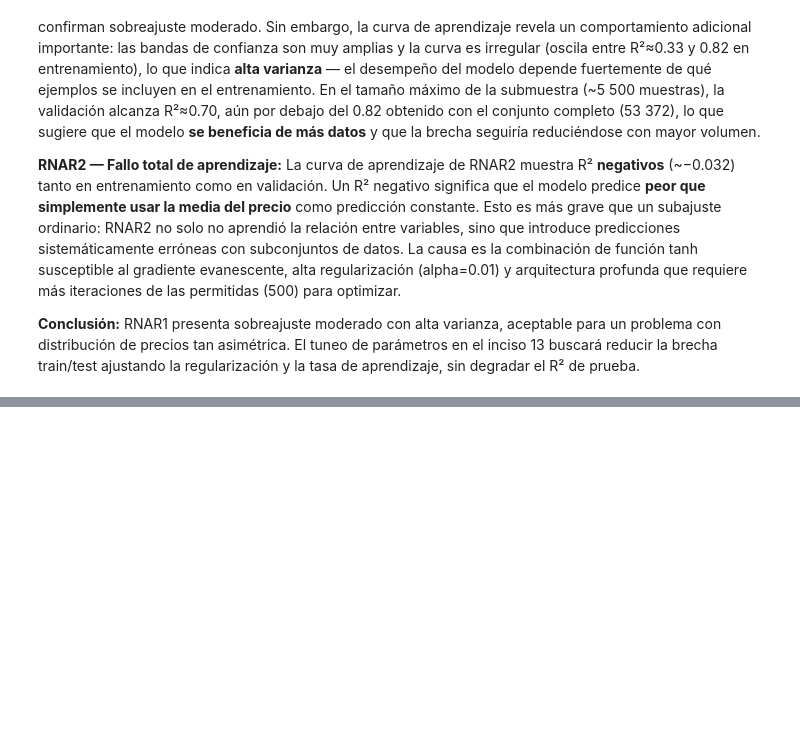
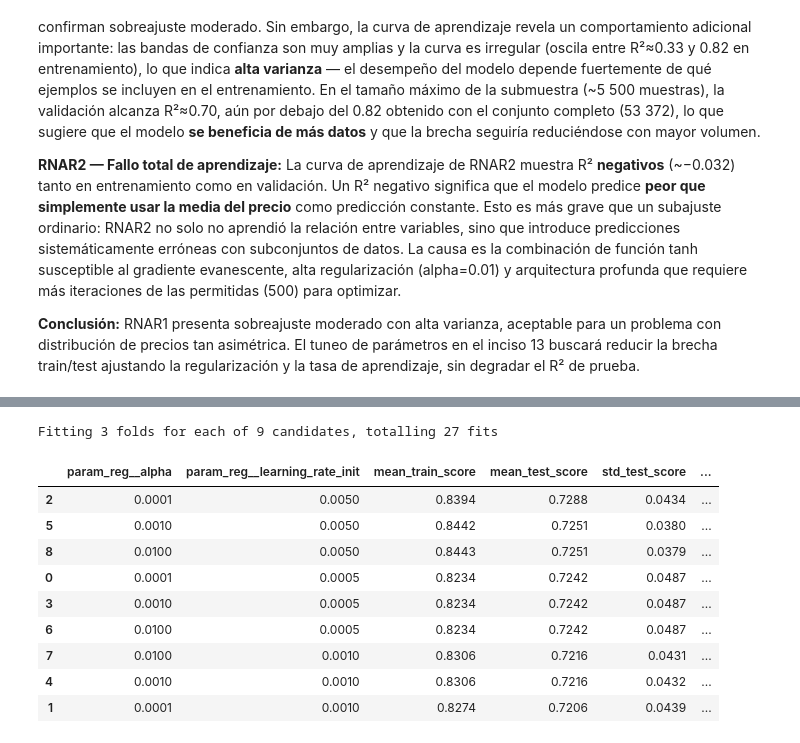
Before and after one commit to nicoCT04/Lab9MD, a Jupyter notebook: lab9.ipynb, the cells around one changed output, grey strips where cells are left out. Saved outputs shown, nothing was run; the diff lists cells and outputs as text; code cells hidden in the pictures; blank space fills up the shorter version.

```diff
--- a/lab9.ipynb
+++ b/lab9.ipynb
@@ -1580,0 +1585,47 @@ La curva de aprendizaje de RNAR2 muestra R² **negativos** (~−0.032) tanto en
+# %%
+from sklearn.model_selection import GridSearchCV
+
+rng_gs2 = np.random.default_rng(42)
+idx_gs2 = rng_gs2.choice(len(X_train_c), size=10_000, replace=False)
+X_gs2   = X_train_c.iloc[idx_gs2]
+y_gs2   = y_train_reg.iloc[idx_gs2]
+
+pipe_gs = Pipeline([
+    ("pre", preprocessor),
+    ("reg", MLPRegressor(
+        hidden_layer_sizes=(64, 32),
+        activation="relu",
+        solver="adam",
+        max_iter=500,
+        early_stopping=True,
+        validation_fraction=0.1,
+        n_iter_no_change=15,
+        random_state=SEED,
+    )),
+])
+
+param_grid = {
+    "reg__alpha"             : [0.0001, 0.001, 0.01],
+    "reg__learning_rate_init": [0.0005, 0.001, 0.005],
+}
+
+gs = GridSearchCV(pipe_gs, param_grid, cv=3, scoring="r2",
+                  return_train_score=True, verbose=1)
+gs.fit(X_gs2, y_gs2)
+
+res_gs = pd.DataFrame(gs.cv_results_)
+cols_show = ["param_reg__alpha", "param_reg__learning_rate_init",
+             "mean_train_score", "mean_test_score", "std_test_score", "mean_fit_time"]
+res_gs[cols_show].sort_values("mean_test_score", ascending=False).round(4)
+# %% [output]
+Fitting 3 folds for each of 9 candidates, totalling 27 fits
+|  | param_reg__alpha | param_reg__learning_rate_init | mean_train_score | mean_test_score | std_test_score | ... |
+| 2 | 0.0001 | 0.0050 | 0.8394 | 0.7288 | 0.0434 | ... |
+| 5 | 0.0010 | 0.0050 | 0.8442 | 0.7251 | 0.0380 | ... |
+| 8 | 0.0100 | 0.0050 | 0.8443 | 0.7251 | 0.0379 | ... |
+| 0 | 0.0001 | 0.0005 | 0.8234 | 0.7242 | 0.0487 | ... |
+| 3 | 0.0010 | 0.0005 | 0.8234 | 0.7242 | 0.0487 | ... |
+| 6 | 0.0100 | 0.0005 | 0.8234 | 0.7242 | 0.0487 | ... |
+| 7 | 0.0100 | 0.0010 | 0.8306 | 0.7216 | 0.0431 | ... |
+| 4 | 0.0010 | 0.0010 | 0.8306 | 0.7216 | 0.0432 | ... |
+| 1 | 0.0001 | 0.0010 | 0.8274 | 0.7206 | 0.0439 | ... |
```
Also changed, not shown: parts of 20 cells of this notebook.
